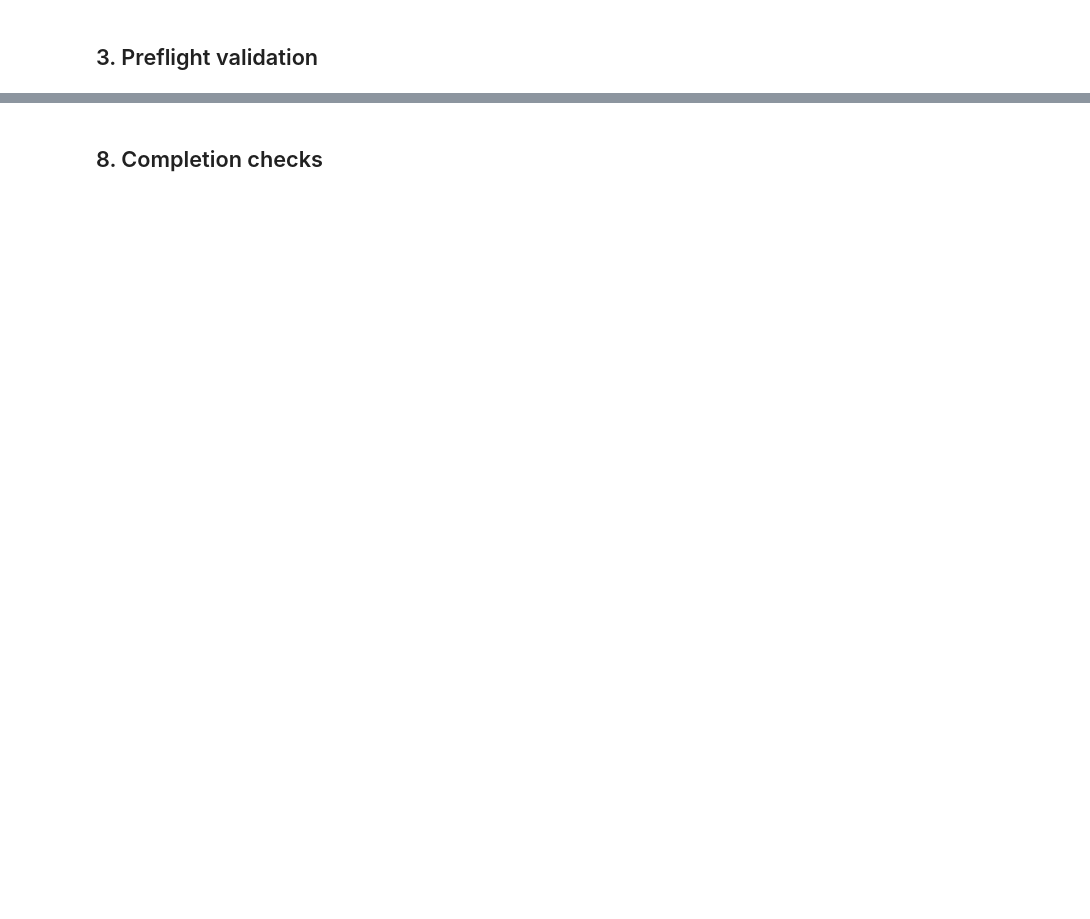
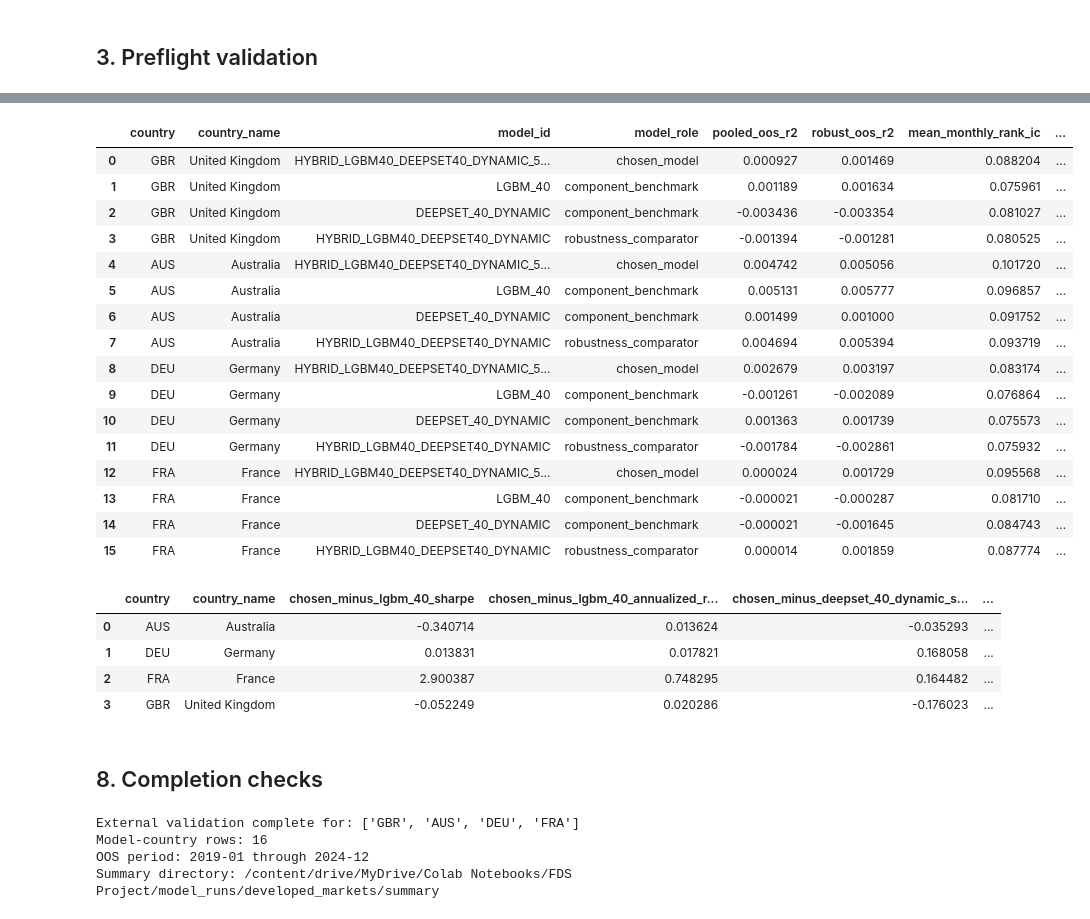
Before and after one commit to 22sandstack/FDS_Project, a Jupyter notebook: Developed_Markets_Validation.ipynb, the cells around one changed output, grey strips where cells are left out. Cells and saved outputs as stored; diff of their text form; code cells hidden in the pictures; blank space fills up the shorter version.

Commit message:
Finalize chosen model and validation results

```diff
--- a/Developed_Markets_Validation.ipynb
+++ b/Developed_Markets_Validation.ipynb
@@ -158,24 +358,53 @@ display(external_robustness)
 # %%
 from src.developed_markets import aggregate_country_comparisons
 
-external_comparison, hybrid_improvements = aggregate_country_comparisons(
+external_comparison, chosen_model_improvements = aggregate_country_comparisons(
     CONFIGS, SUMMARY_DIR
 )
 display(external_comparison)
-display(hybrid_improvements)
+display(chosen_model_improvements)
+# %% [output]
+|  | country | country_name | model_id | model_role | pooled_oos_r2 | robust_oos_r2 | mean_monthly_rank_ic | ... |
+| 0 | GBR | United Kingdom | HYBRID_LGBM40_DEEPSET40_DYNAMIC_5... | chosen_model | 0.000927 | 0.001469 | 0.088204 | ... |
+| 1 | GBR | United Kingdom | LGBM_40 | component_benchmark | 0.001189 | 0.001634 | 0.075961 | ... |
+| 2 | GBR | United Kingdom | DEEPSET_40_DYNAMIC | component_benchmark | -0.003436 | -0.003354 | 0.081027 | ... |
+| 3 | GBR | United Kingdom | HYBRID_LGBM40_DEEPSET40_DYNAMIC | robustness_comparator | -0.001394 | -0.001281 | 0.080525 | ... |
+| 4 | AUS | Australia | HYBRID_LGBM40_DEEPSET40_DYNAMIC_5... | chosen_model | 0.004742 | 0.005056 | 0.101720 | ... |
+| 5 | AUS | Australia | LGBM_40 | component_benchmark | 0.005131 | 0.005777 | 0.096857 | ... |
+| 6 | AUS | Australia | DEEPSET_40_DYNAMIC | component_benchmark | 0.001499 | 0.001000 | 0.091752 | ... |
+| 7 | AUS | Australia | HYBRID_LGBM40_DEEPSET40_DYNAMIC | robustness_comparator | 0.004694 | 0.005394 | 0.093719 | ... |
+| 8 | DEU | Germany | HYBRID_LGBM40_DEEPSET40_DYNAMIC_5... | chosen_model | 0.002679 | 0.003197 | 0.083174 | ... |
+| 9 | DEU | Germany | LGBM_40 | component_benchmark | -0.001261 | -0.002089 | 0.076864 | ... |
+| 10 | DEU | Germany | DEEPSET_40_DYNAMIC | component_benchmark | 0.001363 | 0.001739 | 0.075573 | ... |
+| 11 | DEU | Germany | HYBRID_LGBM40_DEEPSET40_DYNAMIC | robustness_comparator | -0.001784 | -0.002861 | 0.075932 | ... |
+| 12 | FRA | France | HYBRID_LGBM40_DEEPSET40_DYNAMIC_5... | chosen_model | 0.000024 | 0.001729 | 0.095568 | ... |
+| 13 | FRA | France | LGBM_40 | component_benchmark | -0.000021 | -0.000287 | 0.081710 | ... |
+| 14 | FRA | France | DEEPSET_40_DYNAMIC | component_benchmark | -0.000021 | -0.001645 | 0.084743 | ... |
+| 15 | FRA | France | HYBRID_LGBM40_DEEPSET40_DYNAMIC | robustness_comparator | 0.000014 | 0.001859 | 0.087774 | ... |
+|  | country | country_name | chosen_minus_lgbm_40_sharpe | chosen_minus_lgbm_40_annualized_r... | chosen_minus_deepset_40_dynamic_s... | ... |
+| 0 | AUS | Australia | -0.340714 | 0.013624 | -0.035293 | ... |
+| 1 | DEU | Germany | 0.013831 | 0.017821 | 0.168058 | ... |
+| 2 | FRA | France | 2.900387 | 0.748295 | 0.164482 | ... |
+| 3 | GBR | United Kingdom | -0.052249 | 0.020286 | -0.176023 | ... |
 # %% [markdown]
 ## 8. Completion checks
 # %%
 expected_months = 72
-expected_models_per_country = len(EXTERNAL_MODEL_IDS) + 1
+expected_models_per_country = len(REPORT_MODEL_IDS)
 if len(external_comparison) != len(COUNTRIES) * expected_models_per_country:
     raise RuntimeError('The aggregate country/model table is incomplete.')
 if external_comparison['n_months'].ne(expected_months).any():
     display(external_comparison.loc[external_comparison['n_months'].ne(expected_months)])
     raise RuntimeError('At least one country/model does not cover all 72 OOS months.')
-if len(external_robustness) != len(COUNTRIES) * expected_models_per_country * 4:
+expected_robustness_models = 1 + len(COMPONENT_BENCHMARK_IDS)
+if len(external_robustness) != len(COUNTRIES) * expected_robustness_models * 4:
     raise RuntimeError('The aggregate implementability table is incomplete.')
 print('External validation complete for:', list(COUNTRIES))
 print('Model-country rows:', len(external_comparison))
 print('OOS period: 2019-01 through 2024-12')
 print('Summary directory:', SUMMARY_DIR)
+# %% [output]
+External validation complete for: ['GBR', 'AUS', 'DEU', 'FRA']
+Model-country rows: 16
+OOS period: 2019-01 through 2024-12
+Summary directory: /content/drive/MyDrive/Colab Notebooks/FDS Project/model_runs/developed_markets/summary
```
Also changed, not shown: parts of 15 cells of this notebook, 5 other files.
